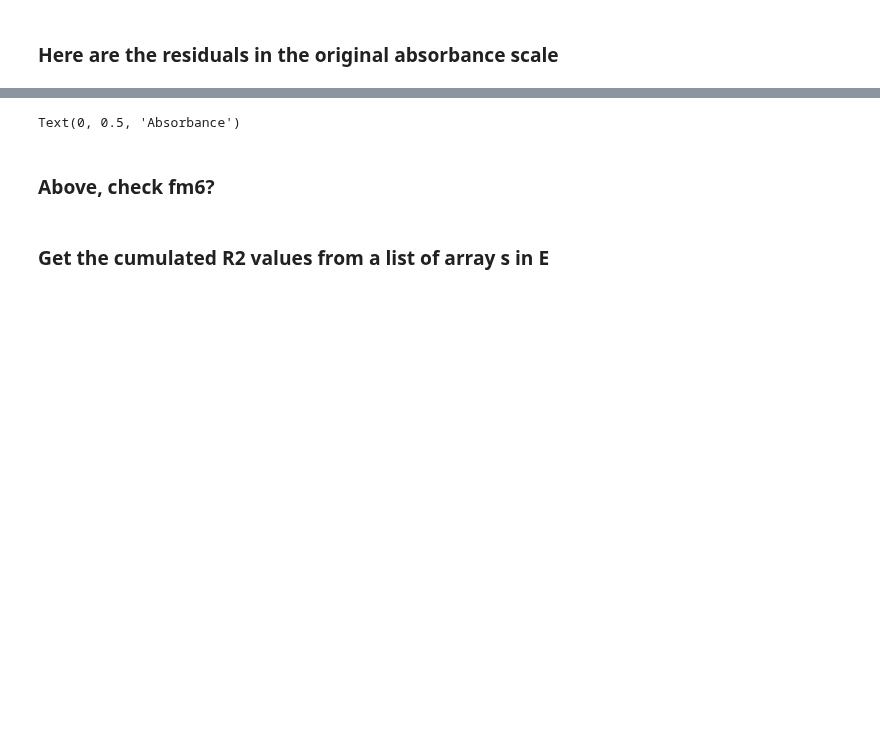
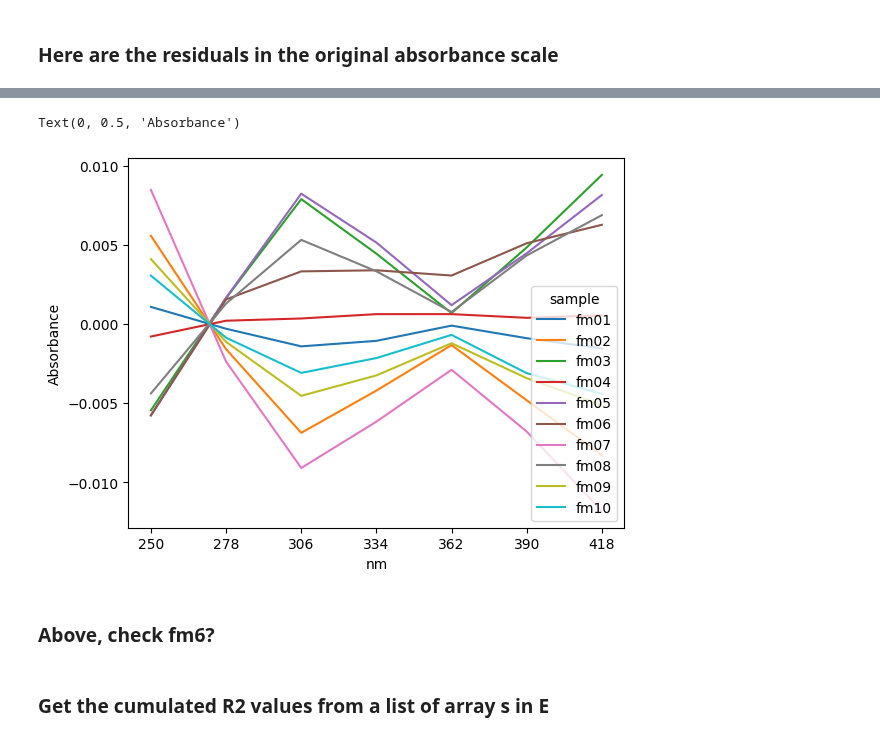
Before and after one commit to AstraZeneca/MVDA_exploration_tools, a Jupyter notebook: PCA_and_PLS_by_pandas_12.ipynb, the cells around one changed output, grey strips where cells are left out. Saved outputs shown, nothing was run; the diff lists cells and outputs as text; code cells hidden in the pictures; blank space fills up the shorter version.

```diff
--- a/PCA_and_PLS_by_pandas_12.ipynb
+++ b/PCA_and_PLS_by_pandas_12.ipynb
@@ -322,7 +313,7 @@ E2_relative.T.plot()
 # %% [markdown]
 ### Here are the residuals in the original absorbance scale
 # %%
-resid_axes = E[2].T.plot()
+resid_axes = E[2].transpose().plot()
 resid_axes.set_xlabel('nm')
 resid_axes.set_ylabel('Absorbance')
 # %% [output]
@@ -331,4 +320,5 @@ resid_axes.set_ylabel('Absorbance')
 Text(0, 0.5, 'Absorbance')
+[figure, added]
 # %% [markdown]
 ### Above, check fm6?
 # %% [markdown]
```
Also changed, not shown: parts of 23 cells of this notebook, 7 other files.
